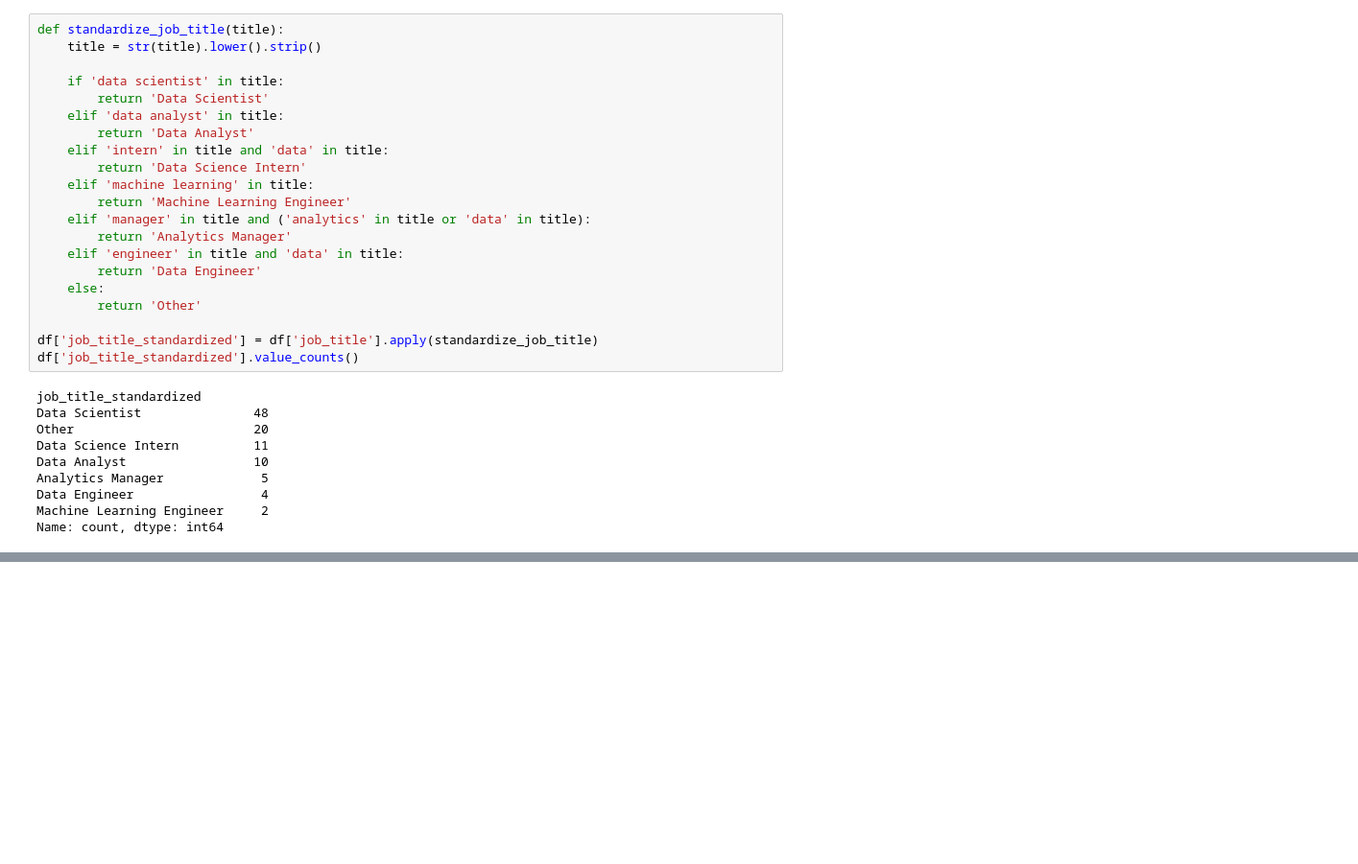
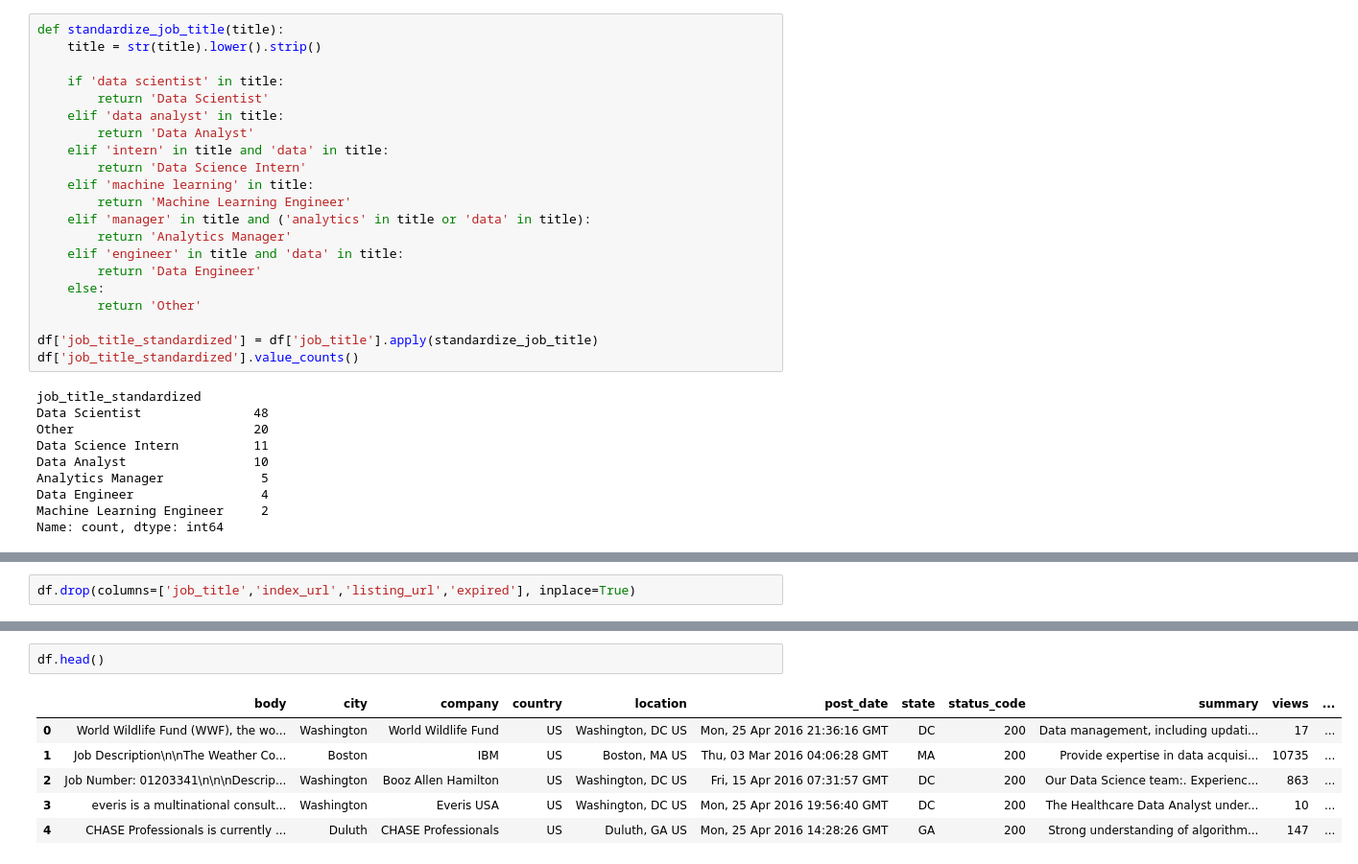
Before and after one commit to supremkc05/Global-Job-Market-Analytics, a Jupyter notebook: Notebooks/data-cleaning.ipynb, the cells around one changed output, grey strips where cells are left out. Shown at 96% size. Cells and saved outputs as stored; diff of their text form; blank space fills up the shorter version.

```diff
--- a/Notebooks/data-cleaning.ipynb
+++ b/Notebooks/data-cleaning.ipynb
@@ -216,0 +238,2 @@ Name: count, dtype: int64
+# %%
+df.drop(columns=['job_title','index_url','listing_url','expired'], inplace=True)
@@ -216,0 +246,9 @@ Name: count, dtype: int64
+# %%
+df.head()
+# %% [output]
+|  | body | city | company | country | location | post_date | state | status_code | summary | views | ... |
+| 0 | World Wildlife Fund (WWF), the wo... | Washington | World Wildlife Fund | US | Washington, DC US | Mon, 25 Apr 2016 21:36:16 GMT | DC | 200 | Data management, including updati... | 17 | ... |
+| 1 | Job Description\n\nThe Weather Co... | Boston | IBM | US | Boston, MA US | Thu, 03 Mar 2016 04:06:28 GMT | MA | 200 | Provide expertise in data acquisi... | 10735 | ... |
+| 2 | Job Number: 01203341\n\n\nDescrip... | Washington | Booz Allen Hamilton | US | Washington, DC US | Fri, 15 Apr 2016 07:31:57 GMT | DC | 200 | Our Data Science team:. Experienc... | 863 | ... |
+| 3 | everis is a multinational consult... | Washington | Everis USA | US | Washington, DC US | Mon, 25 Apr 2016 19:56:40 GMT | DC | 200 | The Healthcare Data Analyst under... | 10 | ... |
+| 4 | CHASE Professionals is currently ... | Duluth | CHASE Professionals | US | Duluth, GA US | Mon, 25 Apr 2016 14:28:26 GMT | GA | 200 | Strong understanding of algorithm... | 147 | ... |
```
Also changed, not shown: parts of 8 cells of this notebook.
